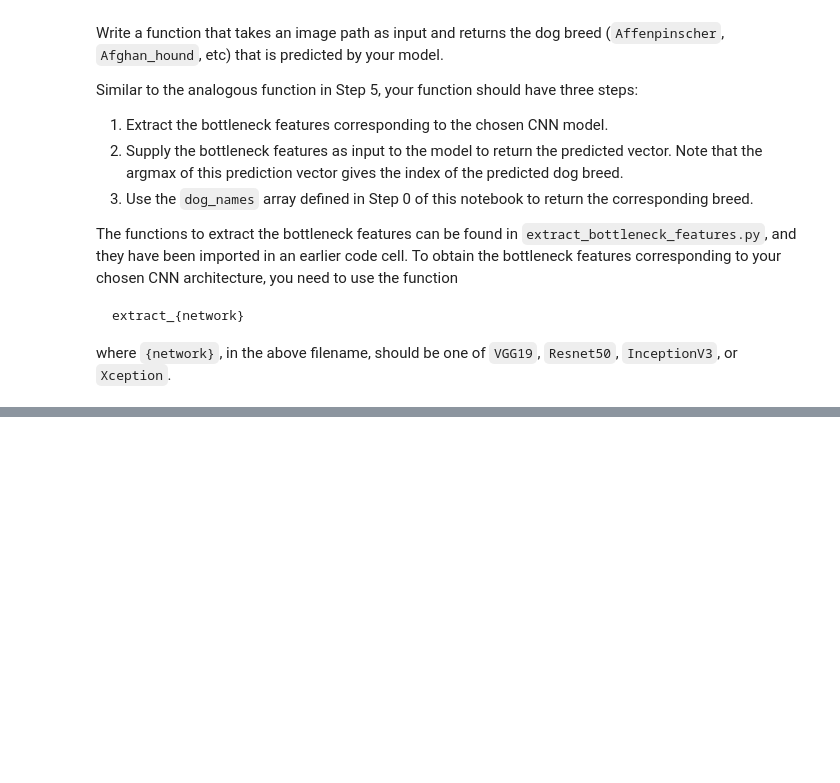
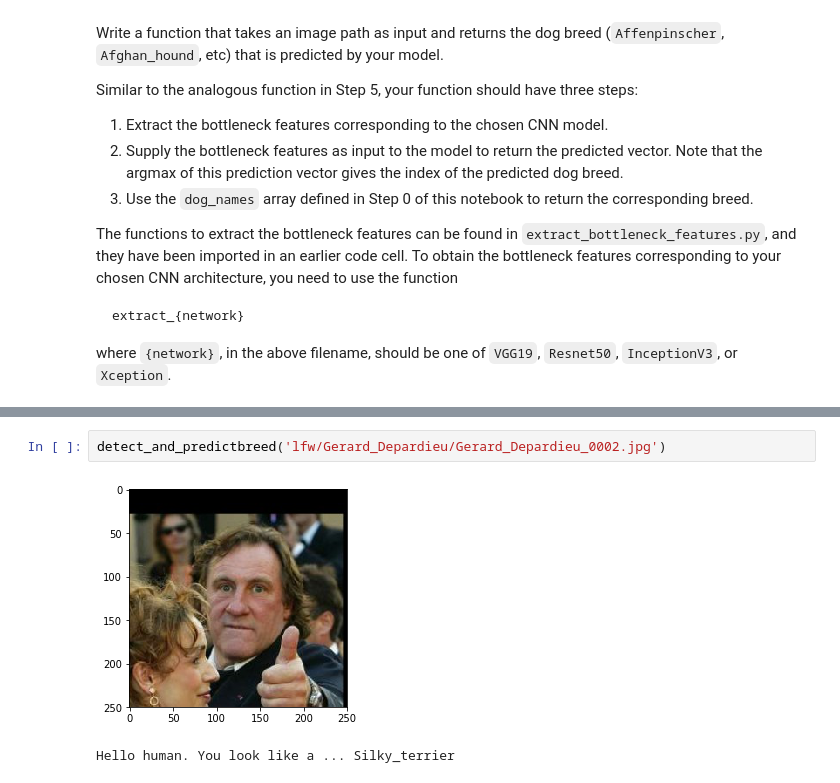
Before and after one commit to msenel1978/dog-project, a Jupyter notebook: dog_app.ipynb, the cells around one changed output, grey strips where cells are left out. Drawn from its saved outputs; the diff is of its cells as text; blank space fills up the shorter version.

```diff
--- a/dog_app.ipynb
+++ b/dog_app.ipynb
@@ -762,0 +804,5 @@ __Answer:__
+# %%
+detect_and_predictbreed('lfw/Gerard_Depardieu/Gerard_Depardieu_0002.jpg')
+# %% [output]
+[figure, added]
+Hello human. You look like a ... Silky_terrier
```
Also changed, not shown: parts of 23 cells of this notebook, 2 other files.
